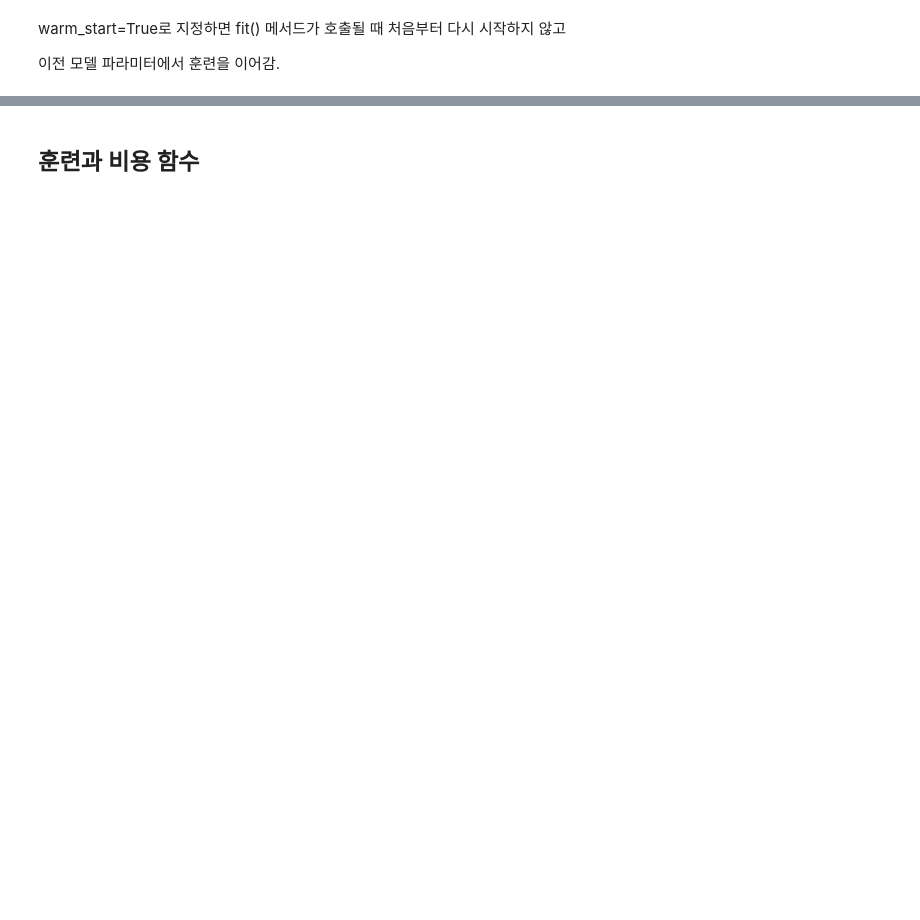
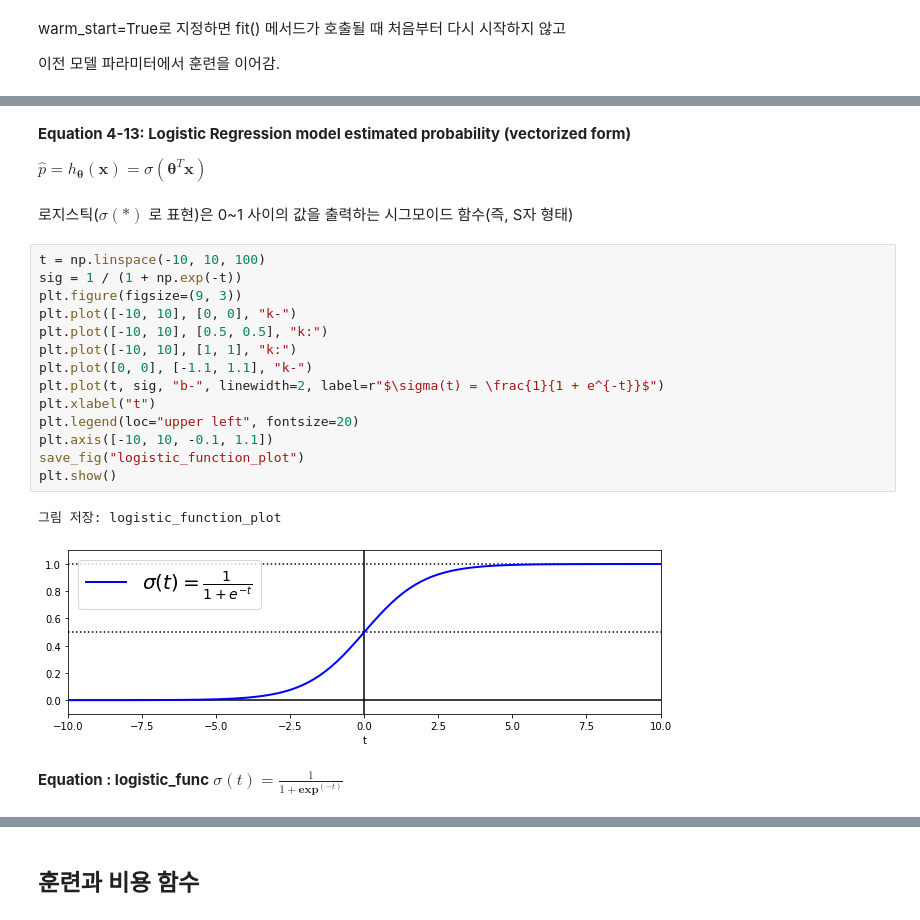
Before and after one commit to probationer070/handson-ml2, a Jupyter notebook: mytest/tr_line_model_prep.ipynb, the cells around one changed output, grey strips where cells are left out. Drawn from its saved outputs; the diff is of its cells as text; blank space fills up the shorter version.

```diff
--- a/mytest/tr_line_model_prep.ipynb
+++ b/mytest/tr_line_model_prep.ipynb
@@ -1322,0 +1347,31 @@ warm_start=True로 지정하면 fit() 메서드가 호출될 때 처음부터
+# %% [markdown]
+**Equation 4-13: Logistic Regression model estimated probability (vectorized form)**
+
+$
+\hat{p} = h_{\boldsymbol{\theta}}(\mathbf{x}) = \sigma(\boldsymbol{\theta}^T \mathbf{x})
+$
+# %% [markdown]
+로지스틱($\sigma(*)$ 로 표현)은 0~1 사이의 값을 출력하는 시그모이드 함수(즉, S자 형태)
+# %%
+t = np.linspace(-10, 10, 100)
+sig = 1 / (1 + np.exp(-t))
+plt.figure(figsize=(9, 3))
+plt.plot([-10, 10], [0, 0], "k-")
+plt.plot([-10, 10], [0.5, 0.5], "k:")
+plt.plot([-10, 10], [1, 1], "k:")
+plt.plot([0, 0], [-1.1, 1.1], "k-")
+plt.plot(t, sig, "b-", linewidth=2, label=r"$\sigma(t) = \frac{1}{1 + e^{-t}}$")
+plt.xlabel("t")
+plt.legend(loc="upper left", fontsize=20)
+plt.axis([-10, 10, -0.1, 1.1])
+save_fig("logistic_function_plot")
+plt.show()
+# %% [output]
+그림 저장: logistic_function_plot
+[figure, added]
+# %% [markdown]
+
+**Equation : logistic_func**
+$
+\sigma(t) = \frac{1}{1 + \mathbf{exp}^(-t)}
+$
```
Also changed, not shown: parts of 74 cells of this notebook, 8 other files.
